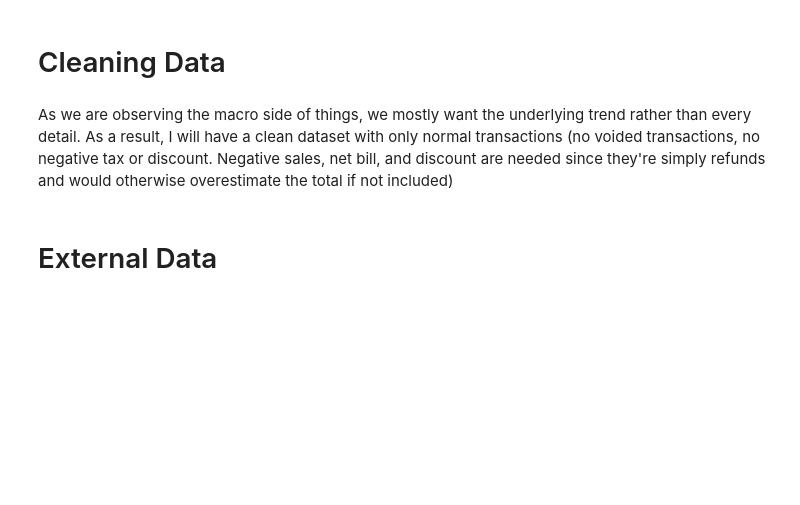
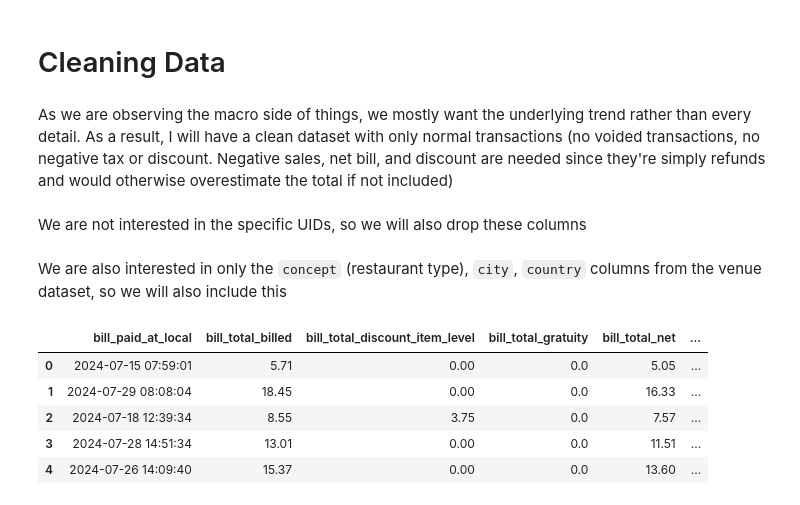
Before and after one commit to she11fish/CxC-2025, a Jupyter notebook: TouchBistro/Problem 9/eda.ipynb, the cells around one changed output. Drawn from its saved outputs; the diff is of its cells as text; code cells hidden in the pictures; blank space fills up the shorter version.

```diff
--- a/TouchBistro/Problem 9/eda.ipynb
+++ b/TouchBistro/Problem 9/eda.ipynb
@@ -180,2 +179,18 @@ filtered_bills.compute().to_csv('normal_bills.csv', index=False)
-# %% [markdown]
-# External Data
+# %% [markdown]
+We are not interested in the specific UIDs, so we will also drop these columns
+# %%
+filtered_nonunique_bills = filtered_bills.drop(['bill_uuid','order_uuid','waiter_uuid'], axis=1)
+# %% [markdown]
+We are also interested in only the `concept` (restaurant type), `city`, `country` columns from the venue dataset, so we will also include this
+# %%
+venue_bills = filtered_nonunique_bills.merge(right=venues, how='left', left_on='venue_xref_id', right_on='venue_xref_id')
+filterd_venue_bills = venue_bills.drop(['venue_xref_id','start_of_day_offset'], axis=1)
+# %%
+filterd_venue_bills.head()
+# %% [output]
+|  | bill_paid_at_local | bill_total_billed | bill_total_discount_item_level | bill_total_gratuity | bill_total_net | ... |
+| 0 | 2024-07-15 07:59:01 | 5.71 | 0.00 | 0.0 | 5.05 | ... |
+| 1 | 2024-07-29 08:08:04 | 18.45 | 0.00 | 0.0 | 16.33 | ... |
+| 2 | 2024-07-18 12:39:34 | 8.55 | 3.75 | 0.0 | 7.57 | ... |
+| 3 | 2024-07-28 14:51:34 | 13.01 | 0.00 | 0.0 | 11.51 | ... |
+| 4 | 2024-07-26 14:09:40 | 15.37 | 0.00 | 0.0 | 13.60 | ... |
```
Also changed, not shown: parts of 2 cells of this notebook, 1 other file.
